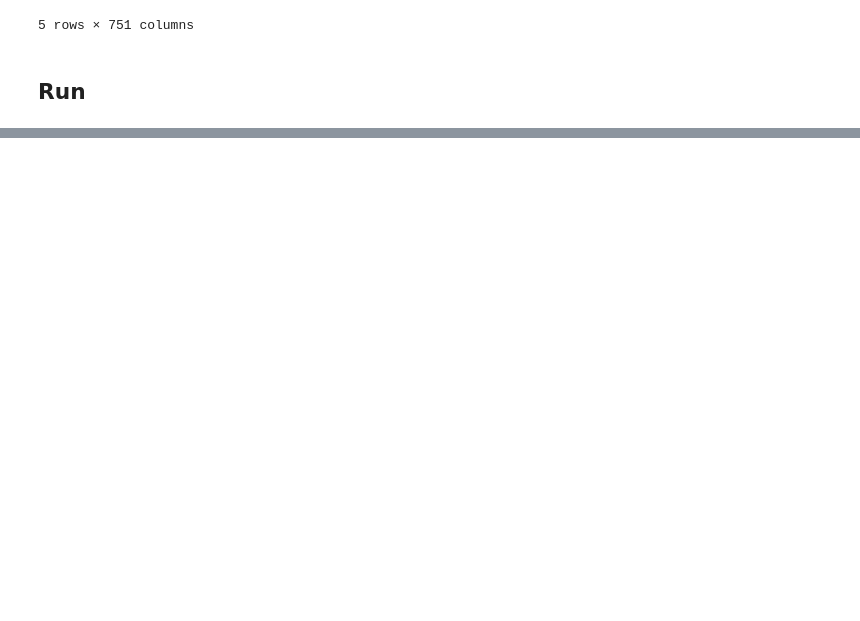
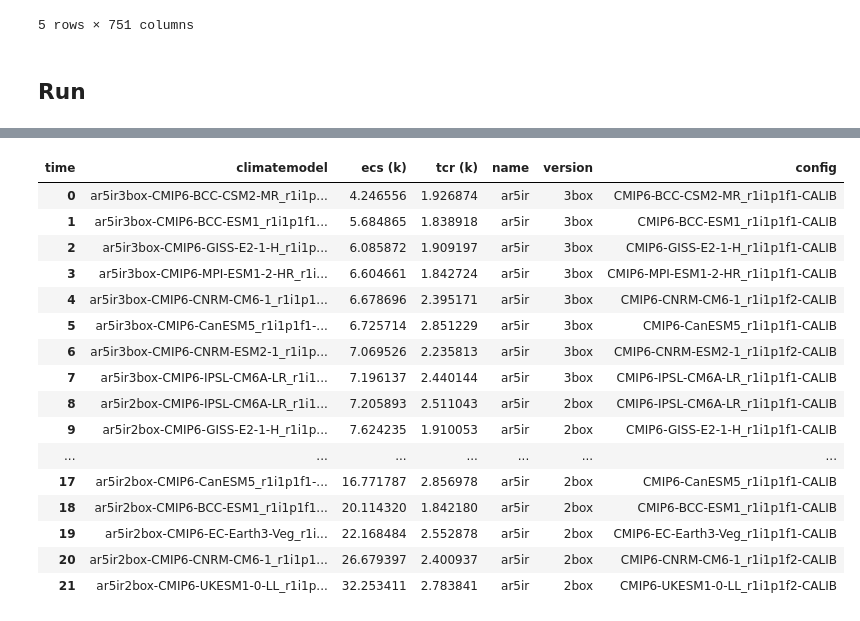
Before and after one commit to openscm/openscm, a Jupyter notebook: notebooks/ar5ir_rcmip.ipynb, the cells around one changed output, grey strips where cells are left out. Saved outputs shown, nothing was run; the diff lists cells and outputs as text; code cells hidden in the pictures; blank space fills up the shorter version.

```diff
--- a/notebooks/ar5ir_rcmip.ipynb
+++ b/notebooks/ar5ir_rcmip.ipynb
@@ -395,0 +412,19 @@ ax.set_ylim([-4, 15])
+# %%
+save_scmdf = results.timeseries().unstack("variable").stack("time")
+save_scmdf["Effective Radiative Forcing"] = (
+    save_scmdf["Effective Radiative Forcing|CO2"]
+    + save_scmdf["Effective Radiative Forcing|Non-CO2"]
+)
+save_scmdf = save_scmdf.unstack("time").stack("variable")
+
+save_scmdf = save_scmdf.reset_index()
+
+def rename_vars(inv):
+    if inv == "Effective Radiative Forcing|CO2":
+        return "Effective Radiative Forcing|Anthropogenic|CO2"
+
+    return inv
+
+save_scmdf["variable"] = save_scmdf["variable"].apply(rename_vars)
+save_scmdf = ScmDataFrame(save_scmdf).filter(variable="*Non-CO2", keep=False)
+save_scmdf.to_csv("ar5ir-rcmip-phase-1-results.csv")
@@ -395,0 +445,26 @@ ax.set_ylim([-4, 15])
+# %%
+desc = save_scmdf[["climatemodel", "ecs (k)", "tcr (k)"]].drop_duplicates()
+desc["name"] = desc["climatemodel"].apply(lambda x: x[:5])
+desc["version"] = desc["climatemodel"].apply(lambda x: x[5:9])
+desc["config"] = desc["climatemodel"].apply(lambda x: "-".join(x.split("-")[1:]))
+
+desc.to_csv("ar5ir-rcmip-model-desc.csv")
+desc
+# %% [output]
+| time | climatemodel | ecs (k) | tcr (k) | name | version | config |
+| 0 | ar5ir3box-CMIP6-BCC-CSM2-MR_r1i1p... | 4.246556 | 1.926874 | ar5ir | 3box | CMIP6-BCC-CSM2-MR_r1i1p1f1-CALIB |
+| 1 | ar5ir3box-CMIP6-BCC-ESM1_r1i1p1f1... | 5.684865 | 1.838918 | ar5ir | 3box | CMIP6-BCC-ESM1_r1i1p1f1-CALIB |
+| 2 | ar5ir3box-CMIP6-GISS-E2-1-H_r1i1p... | 6.085872 | 1.909197 | ar5ir | 3box | CMIP6-GISS-E2-1-H_r1i1p1f1-CALIB |
+| 3 | ar5ir3box-CMIP6-MPI-ESM1-2-HR_r1i... | 6.604661 | 1.842724 | ar5ir | 3box | CMIP6-MPI-ESM1-2-HR_r1i1p1f1-CALIB |
+| 4 | ar5ir3box-CMIP6-CNRM-CM6-1_r1i1p1... | 6.678696 | 2.395171 | ar5ir | 3box | CMIP6-CNRM-CM6-1_r1i1p1f2-CALIB |
+| 5 | ar5ir3box-CMIP6-CanESM5_r1i1p1f1-... | 6.725714 | 2.851229 | ar5ir | 3box | CMIP6-CanESM5_r1i1p1f1-CALIB |
+| 6 | ar5ir3box-CMIP6-CNRM-ESM2-1_r1i1p... | 7.069526 | 2.235813 | ar5ir | 3box | CMIP6-CNRM-ESM2-1_r1i1p1f2-CALIB |
+| 7 | ar5ir3box-CMIP6-IPSL-CM6A-LR_r1i1... | 7.196137 | 2.440144 | ar5ir | 3box | CMIP6-IPSL-CM6A-LR_r1i1p1f1-CALIB |
+| 8 | ar5ir2box-CMIP6-IPSL-CM6A-LR_r1i1... | 7.205893 | 2.511043 | ar5ir | 2box | CMIP6-IPSL-CM6A-LR_r1i1p1f1-CALIB |
+| 9 | ar5ir2box-CMIP6-GISS-E2-1-H_r1i1p... | 7.624235 | 1.910053 | ar5ir | 2box | CMIP6-GISS-E2-1-H_r1i1p1f1-CALIB |
+| ... | ... | ... | ... | ... | ... | ... |
+| 17 | ar5ir2box-CMIP6-CanESM5_r1i1p1f1-... | 16.771787 | 2.856978 | ar5ir | 2box | CMIP6-CanESM5_r1i1p1f1-CALIB |
+| 18 | ar5ir2box-CMIP6-BCC-ESM1_r1i1p1f1... | 20.114320 | 1.842180 | ar5ir | 2box | CMIP6-BCC-ESM1_r1i1p1f1-CALIB |
+| 19 | ar5ir2box-CMIP6-EC-Earth3-Veg_r1i... | 22.168484 | 2.552878 | ar5ir | 2box | CMIP6-EC-Earth3-Veg_r1i1p1f1-CALIB |
+| 20 | ar5ir2box-CMIP6-CNRM-CM6-1_r1i1p1... | 26.679397 | 2.400937 | ar5ir | 2box | CMIP6-CNRM-CM6-1_r1i1p1f2-CALIB |
+| 21 | ar5ir2box-CMIP6-UKESM1-0-LL_r1i1p... | 32.253411 | 2.783841 | ar5ir | 2box | CMIP6-UKESM1-0-LL_r1i1p1f2-CALIB |
```
Also changed, not shown: parts of 11 cells of this notebook, 5 other files.
